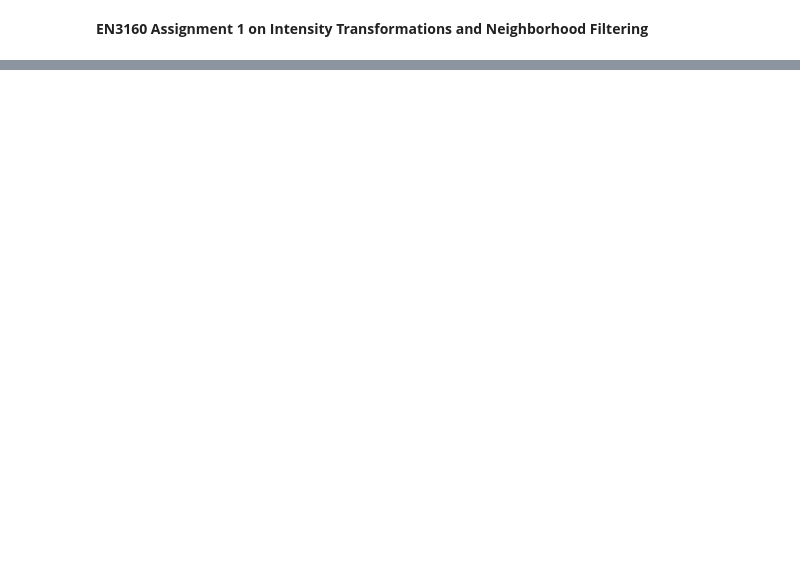
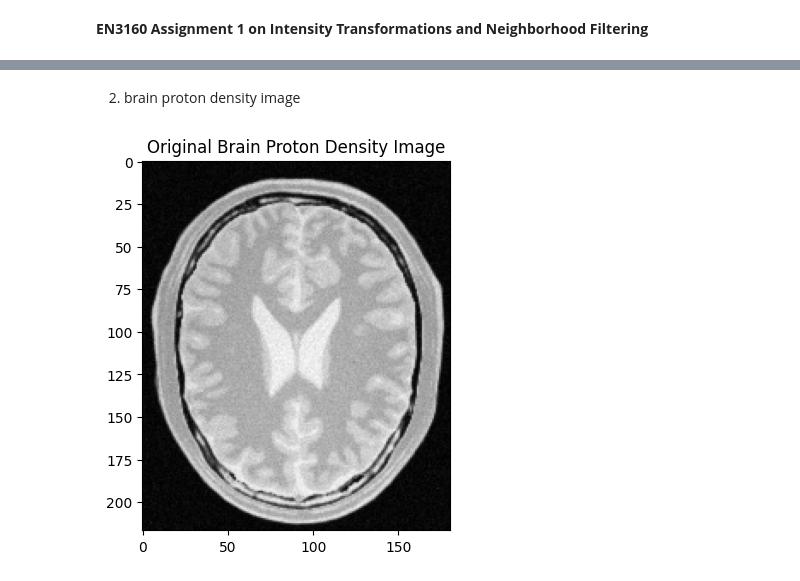
Before and after one commit to RavijaDul/Image_processing_and_machine_vision-_EN3160, a Jupyter notebook: 210152E_a01.ipynb, the cells around one changed output, grey strips where cells are left out. Saved outputs shown, nothing was run; the diff lists cells and outputs as text; code cells hidden in the pictures; blank space fills up the shorter version.

```diff
--- a/210152E_a01.ipynb
+++ b/210152E_a01.ipynb
@@ -47,0 +46,16 @@ plt.imshow(new_emma_img, cmap='gray')
+# %% [markdown]
+2. brain proton density image
+# %%
+import numpy as np
+import cv2
+import matplotlib.pyplot as plt
+
+# Load the brain proton density image
+brain_proton_density_img = cv2.imread("a1images/brain_proton_density_slice.png", cv2.IMREAD_GRAYSCALE)
+
+# Display the image
+plt.imshow(brain_proton_density_img, cmap='gray')
+plt.title("Original Brain Proton Density Image")
+plt.show()
+# %% [output]
+[figure, added]
```
Also changed, not shown: parts of 4 cells of this notebook, 1 other file.
